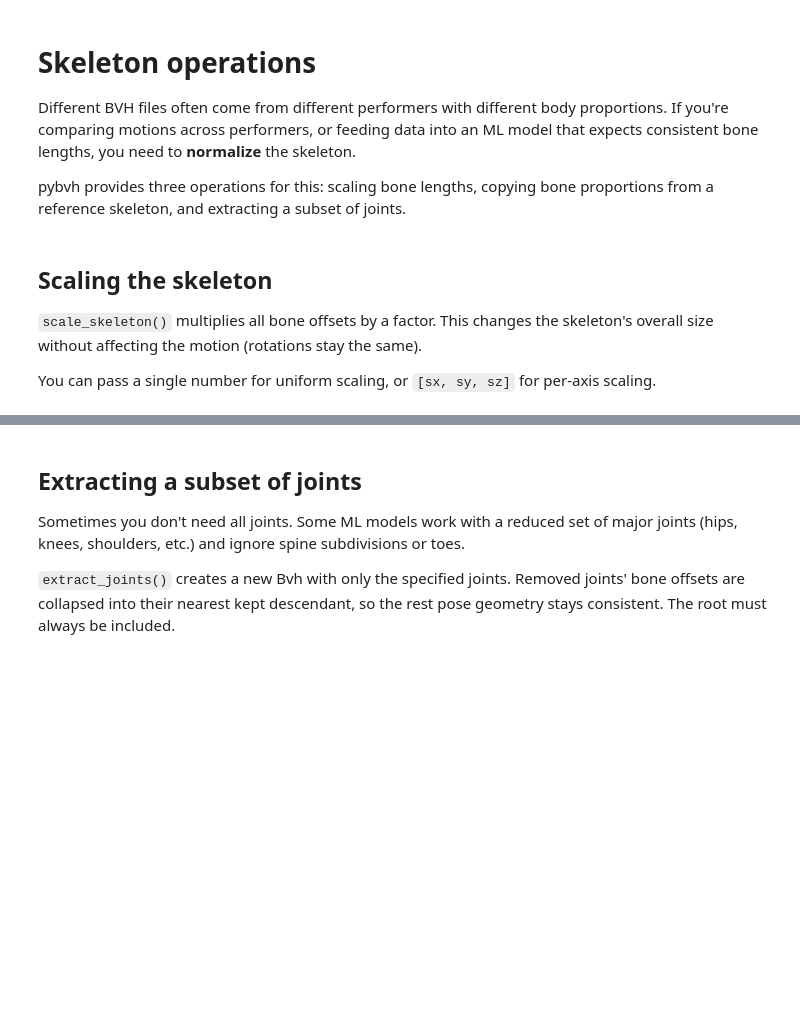
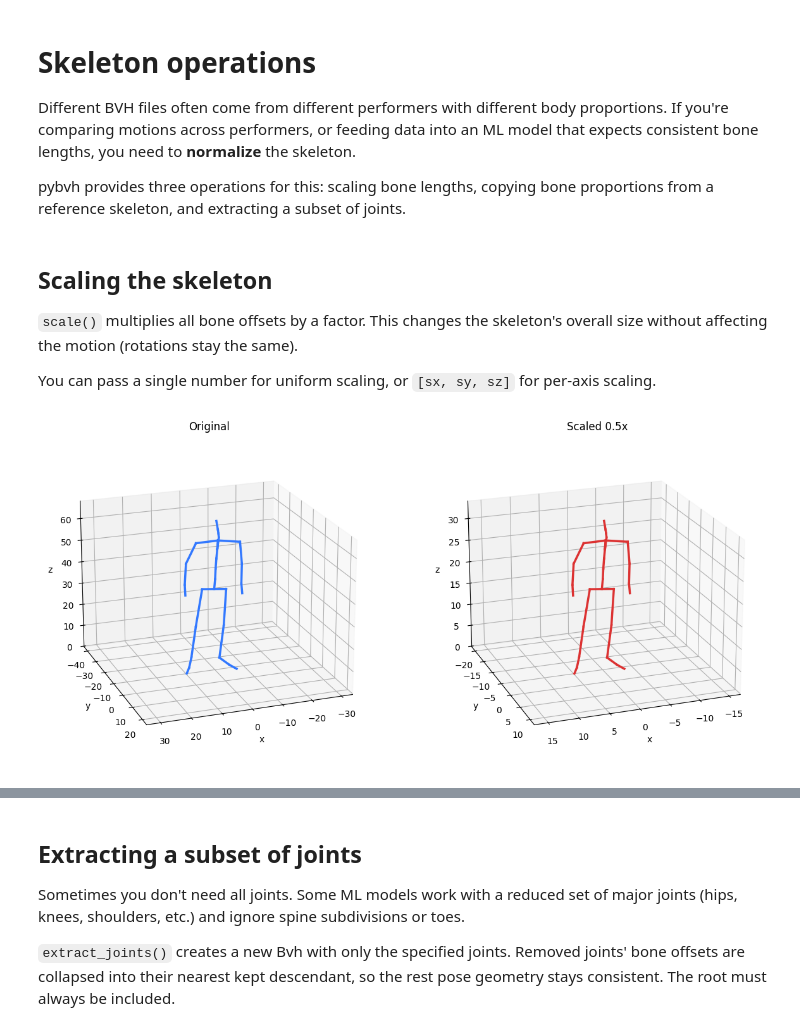
Before and after one commit to VictorS-67/pybvh, a Jupyter notebook: tutorials/2.Spatial_coordinates.ipynb, the cells around one changed output, grey strips where cells are left out. Cells and saved outputs as stored; diff of their text form; code cells hidden in the pictures; blank space fills up the shorter version.

```diff
--- a/tutorials/2.Spatial_coordinates.ipynb
+++ b/tutorials/2.Spatial_coordinates.ipynb
@@ -125,15 +137,17 @@ pybvh provides three operations for this: scaling bone lengths, copying bone pro
 # %% [markdown]
 ## Scaling the skeleton
 
-`scale_skeleton()` multiplies all bone offsets by a factor. This changes the skeleton's overall size without affecting the motion (rotations stay the same).
+`scale()` multiplies all bone offsets by a factor. This changes the skeleton's overall size without affecting the motion (rotations stay the same).
 
 You can pass a single number for uniform scaling, or `[sx, sy, sz]` for per-axis scaling.
 # %%
-small = bvh.scale_skeleton(0.5)
+small = bvh.scale(0.5)
 
 fig, axes = pybvh.bvhplot.frame([bvh, small], frame=15,
                                  labels=['Original', 'Scaled 0.5x'])
 plt.show()
+# %% [output]
+[figure, added]
 # %%
 # Verify: offsets are halved
 print(f"Original Spine offset: {bvh.nodes[1].offset}")
```
Also changed, not shown: parts of 21 cells of this notebook, 6 other files.
